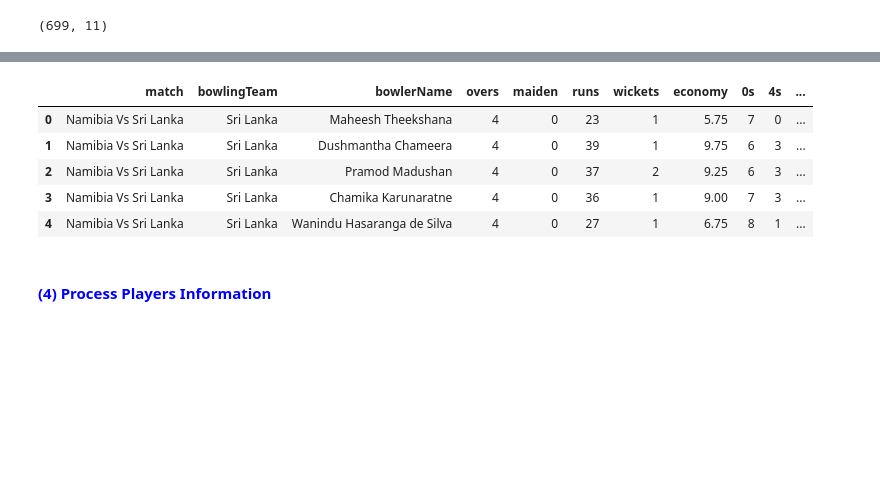
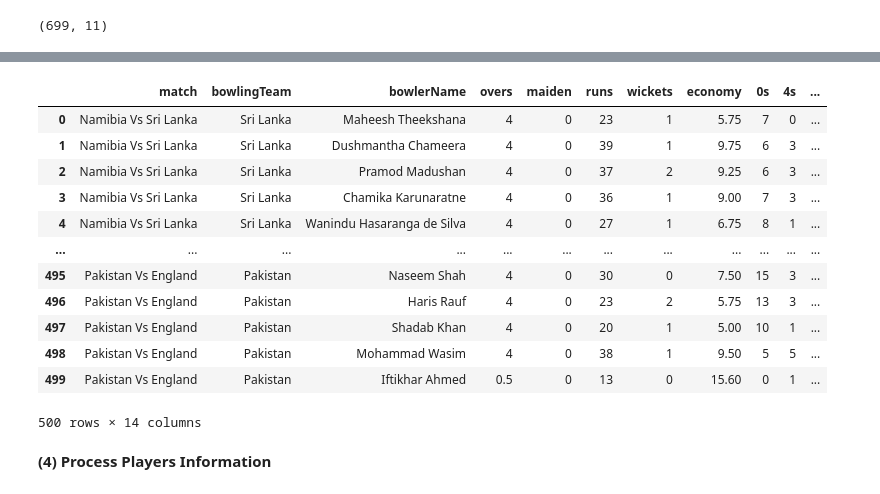
Before and after one commit to Faizolam/CricketT20Analytics, a Jupyter notebook: Notebook/t20_data_preprocessing.ipynb, the cells around one changed output, grey strips where cells are left out. Saved outputs shown, nothing was run; the diff lists cells and outputs as text; code cells hidden in the pictures; blank space fills up the shorter version.

```diff
--- a/Notebook/t20_data_preprocessing.ipynb
+++ b/Notebook/t20_data_preprocessing.ipynb
@@ -26,8 +53,9 @@ df_match.shape
 # %% [markdown]
 **Use scorecard as a match id to link with other tables**
 # %%
-df_match.rename({'scorecard': 'match_id'}, axis = 1, inplace = True)
-df_match.head()
+#Rename scorecard for convenient during table join in powerBI
+macthDf.rename({'scorecard': 'match_id'}, axis=1, inplace=True)
+macthDf.head()
 # %% [output]
 |  | team1 | team2 | winner | margin | ground | matchDate | match_id |
 | 0 | Namibia | Sri Lanka | Namibia | 55 runs | Geelong | Oct 16, 2022 | T20I # 1823 |
@@ -52,10 +99,11 @@ df_match.to_csv('t20_csv_files/dim_match_summary.csv', index = False)
 # %%
-with open('t20_json_files/t20_wc_batting_summary.json') as f:
-    data = json.load(f)
+with open('../Data/t20_json_files/t20_wc_batting_summary.json') as f:
+    jsonData1=json.load(f)
+
     all_records = []
-    for rec in data:
-        all_records.extend(rec['battingSummary'])
+    for record in jsonData1:
+        all_records.extend(record['battingSummary'])
 
-df_batting = pd.DataFrame(all_records)
-df_batting.head(11)
+# jsonData
+all_records
 # %% [output]
@@ -136,9 +241,13 @@ df_batting.to_csv('t20_csv_files/fact_bating_summary.csv', index = False)
 # %%
-with open('t20_json_files/t20_wc_bowling_summary.json') as f:
-    data = json.load(f)
-    all_records = []
-    for rec in data:
-        all_records.extend(rec['bowlingSummary'])
+with open('../Data/t20_json_files/t20_wc_bowling_summary.json') as bowlingFile:
+    jsonData2 = json.load(bowlingFile)
+
+    all_records=[]
+    for record in jsonData2:
+        all_records.extend(record['bowlingSummary'])
+
+# jsonData2
+len(jsonData2)
 all_records[:2]
 # %% [output]
 [{'match': 'Namibia Vs Sri Lanka',
@@ -159,9 +268,9 @@ all_records[:2]
   'wides': '2',
   'noBalls': '0'}]
 # %%
-df_bowling = pd.DataFrame(all_records)
-print(df_bowling.shape)
-df_bowling.head()
+bowlingDf= pd.DataFrame(all_records)
+print(bowlingDf.shape)
+bowlingDf
 # %% [output]
 (500, 13)
 |  | match | bowlingTeam | bowlerName | overs | maiden | runs | wickets | economy | 0s | 4s | ... |
@@ -173,11 +289,18 @@ df_bowling.head()
 # %%
-df_bowling['match_id'] = df_bowling['match'].map(match_ids_dict)
-df_bowling.head()
+bowlingDf['match_id']=bowlingDf['match'].map(match_ids_dict)
+bowlingDf
 # %% [output]
 |  | match | bowlingTeam | bowlerName | overs | maiden | runs | wickets | economy | 0s | 4s | ... |
 | 0 | Namibia Vs Sri Lanka | Sri Lanka | Maheesh Theekshana | 4 | 0 | 23 | 1 | 5.75 | 7 | 0 | ... |
 | 1 | Namibia Vs Sri Lanka | Sri Lanka | Dushmantha Chameera | 4 | 0 | 39 | 1 | 9.75 | 6 | 3 | ... |
 | 2 | Namibia Vs Sri Lanka | Sri Lanka | Pramod Madushan | 4 | 0 | 37 | 2 | 9.25 | 6 | 3 | ... |
 | 3 | Namibia Vs Sri Lanka | Sri Lanka | Chamika Karunaratne | 4 | 0 | 36 | 1 | 9.00 | 7 | 3 | ... |
 | 4 | Namibia Vs Sri Lanka | Sri Lanka | Wanindu Hasaranga de Silva | 4 | 0 | 27 | 1 | 6.75 | 8 | 1 | ... |
+| ... | ... | ... | ... | ... | ... | ... | ... | ... | ... | ... | ... |
+| 495 | Pakistan Vs England | Pakistan | Naseem Shah | 4 | 0 | 30 | 0 | 7.50 | 15 | 3 | ... |
+| 496 | Pakistan Vs England | Pakistan | Haris Rauf | 4 | 0 | 23 | 2 | 5.75 | 13 | 3 | ... |
+| 497 | Pakistan Vs England | Pakistan | Shadab Khan | 4 | 0 | 20 | 1 | 5.00 | 10 | 1 | ... |
+| 498 | Pakistan Vs England | Pakistan | Mohammad Wasim | 4 | 0 | 38 | 1 | 9.50 | 5 | 5 | ... |
+| 499 | Pakistan Vs England | Pakistan | Iftikhar Ahmed | 0.5 | 0 | 13 | 0 | 15.60 | 0 | 1 | ... |
+500 rows × 14 columns
 # %%
@@ -185,3 +308,3 @@ df_bowling.to_csv('t20_csv_files/fact_bowling_summary.csv', index = False)
 # %% [markdown]
-<h4 style="color:blue">(4) Process Players Information</h4>
+**(4) Process Players Information**
 # %%
```
Also changed, not shown: parts of 36 cells of this notebook, 5 other files.
